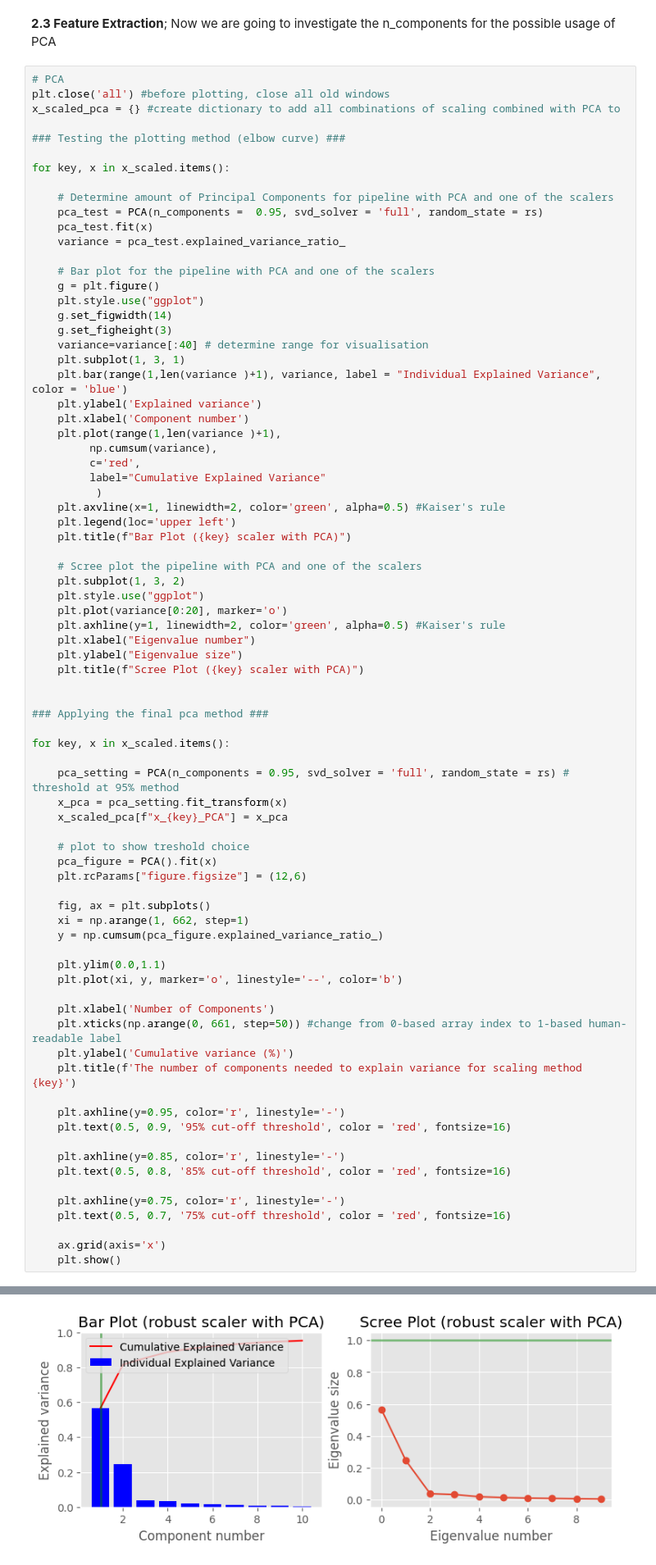
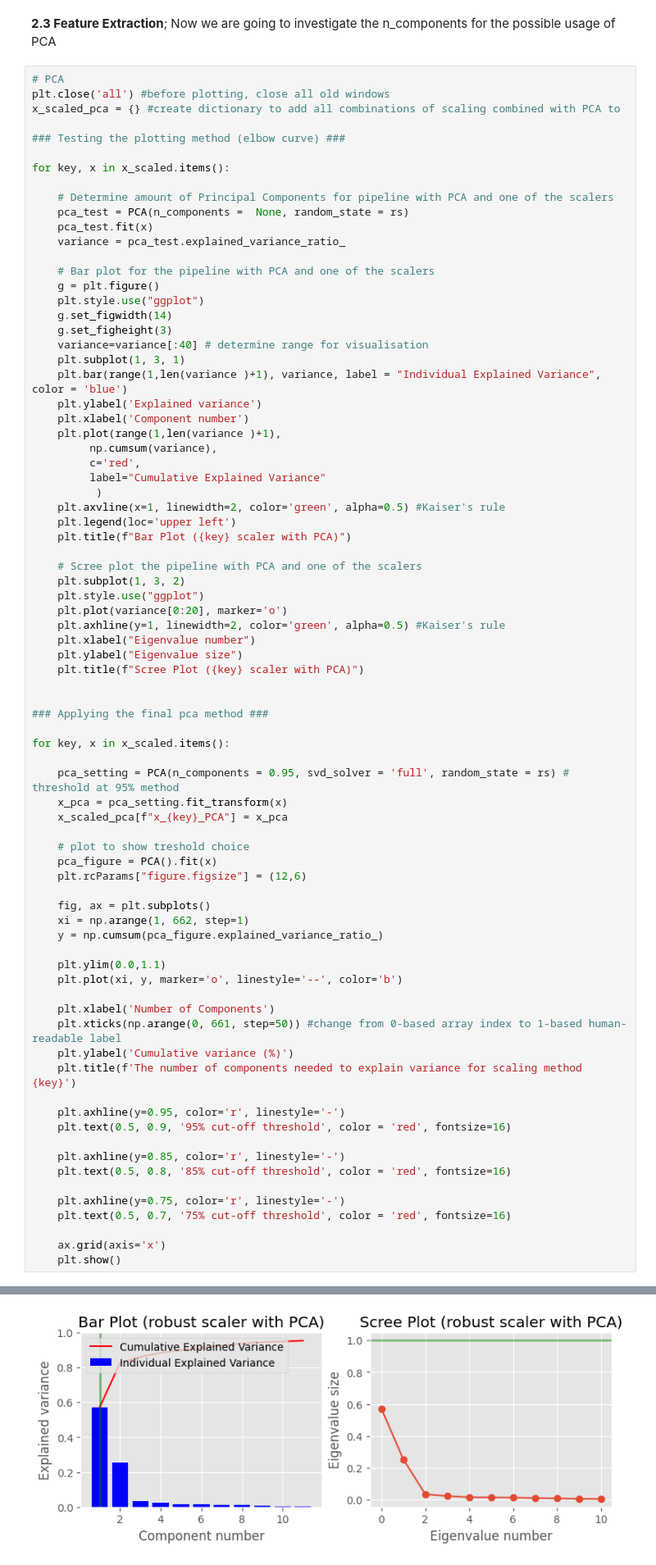
Before and after one commit to JosefienBerg/TM10007_ML_ECG_group4, a Jupyter notebook: assignment_ecg.ipynb, the cells around one changed output, grey strips where cells are left out. Shown at 82% size. Drawn from its saved outputs; the diff is of its cells as text.

```diff
--- a/assignment_ecg.ipynb
+++ b/assignment_ecg.ipynb
@@ -173,7 +173,7 @@ x_scaled_pca = {} #create dictionary to add all combinations of scaling combined
 for key, x in x_scaled.items():
 
     # Determine amount of Principal Components for pipeline with PCA and one of the scalers
-    pca_test = PCA(n_components =  0.95, svd_solver = 'full', random_state = rs)
+    pca_test = PCA(n_components =  None, random_state = rs)
     pca_test.fit(x)
     variance = pca_test.explained_variance_ratio_
 
@@ -216,34 +216,34 @@ for key, x in x_scaled.items():
 
     # plot to show treshold choice
     pca_figure = PCA().fit(x)
     plt.rcParams["figure.figsize"] = (12,6)
 
     fig, ax = plt.subplots()
     xi = np.arange(1, 662, step=1)
     y = np.cumsum(pca_figure.explained_variance_ratio_)
 
     plt.ylim(0.0,1.1)
     plt.plot(xi, y, marker='o', linestyle='--', color='b')
 
     plt.xlabel('Number of Components')
     plt.xticks(np.arange(0, 661, step=50)) #change from 0-based array index to 1-based human-readable label
     plt.ylabel('Cumulative variance (%)')
     plt.title(f'The number of components needed to explain variance for scaling method {key}')
 
     plt.axhline(y=0.95, color='r', linestyle='-')
     plt.text(0.5, 0.9, '95% cut-off threshold', color = 'red', fontsize=16)
 
     plt.axhline(y=0.85, color='r', linestyle='-')
     plt.text(0.5, 0.8, '85% cut-off threshold', color = 'red', fontsize=16)
 
     plt.axhline(y=0.75, color='r', linestyle='-')
     plt.text(0.5, 0.7, '75% cut-off threshold', color = 'red', fontsize=16)
 
     ax.grid(axis='x')
     plt.show()
 # %% [output]
 [figure]
-[figure, old version]
+[figure, new version]
 [figure]
 [figure]
 # %%
```
Also changed, not shown: parts of 1 cell of this notebook.
